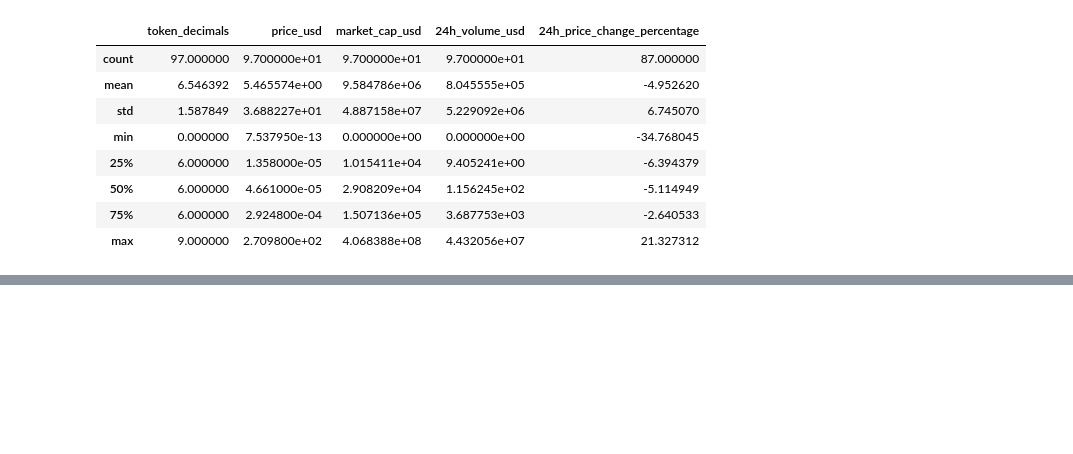
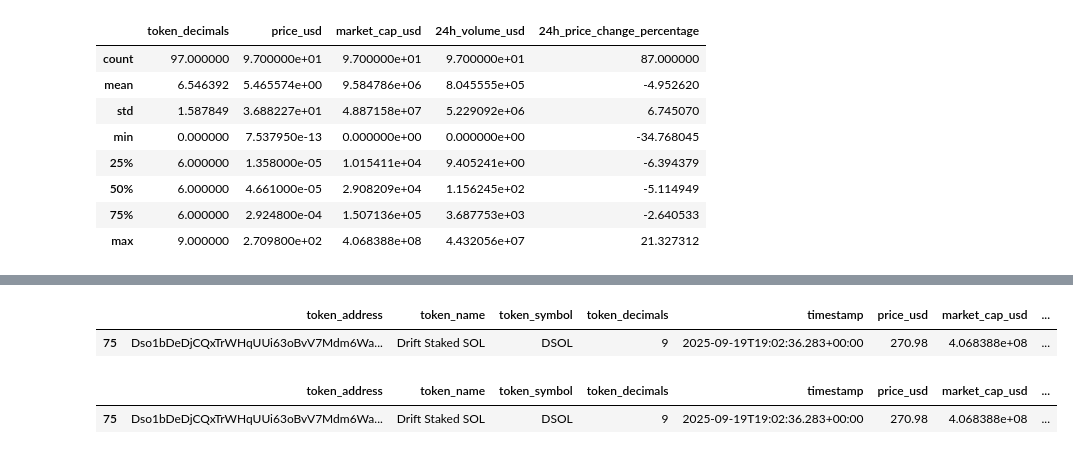
Before and after one commit to CHINEDU-UZORUE/MLZoomcamp, a Jupyter notebook: EDA_web3/01_eda.ipynb, the cells around one changed output, grey strips where cells are left out. Drawn from its saved outputs; the diff is of its cells as text; code cells hidden in the pictures; blank space fills up the shorter version.

```diff
--- a/EDA_web3/01_eda.ipynb
+++ b/EDA_web3/01_eda.ipynb
@@ -212,0 +227,14 @@ df_merged.describe()
+# %%
+# Get row with highest market cap
+
+df_merged[df_merged['market_cap_usd']== df_merged['market_cap_usd'].max()]
+# %% [output]
+|  | token_address | token_name | token_symbol | token_decimals | timestamp | price_usd | market_cap_usd | ... |
+| 75 | Dso1bDeDjCQxTrWHqUUi63oBvV7Mdm6Wa... | Drift Staked SOL | DSOL | 9 | 2025-09-19T19:02:36.283+00:00 | 270.98 | 4.068388e+08 | ... |
+# %%
+# Get row with highest price
+
+df_merged[df_merged['price_usd']== df_merged['price_usd'].max()]
+# %% [output]
+|  | token_address | token_name | token_symbol | token_decimals | timestamp | price_usd | market_cap_usd | ... |
+| 75 | Dso1bDeDjCQxTrWHqUUi63oBvV7Mdm6Wa... | Drift Staked SOL | DSOL | 9 | 2025-09-19T19:02:36.283+00:00 | 270.98 | 4.068388e+08 | ... |
```
Also changed, not shown: parts of 4 cells of this notebook.
